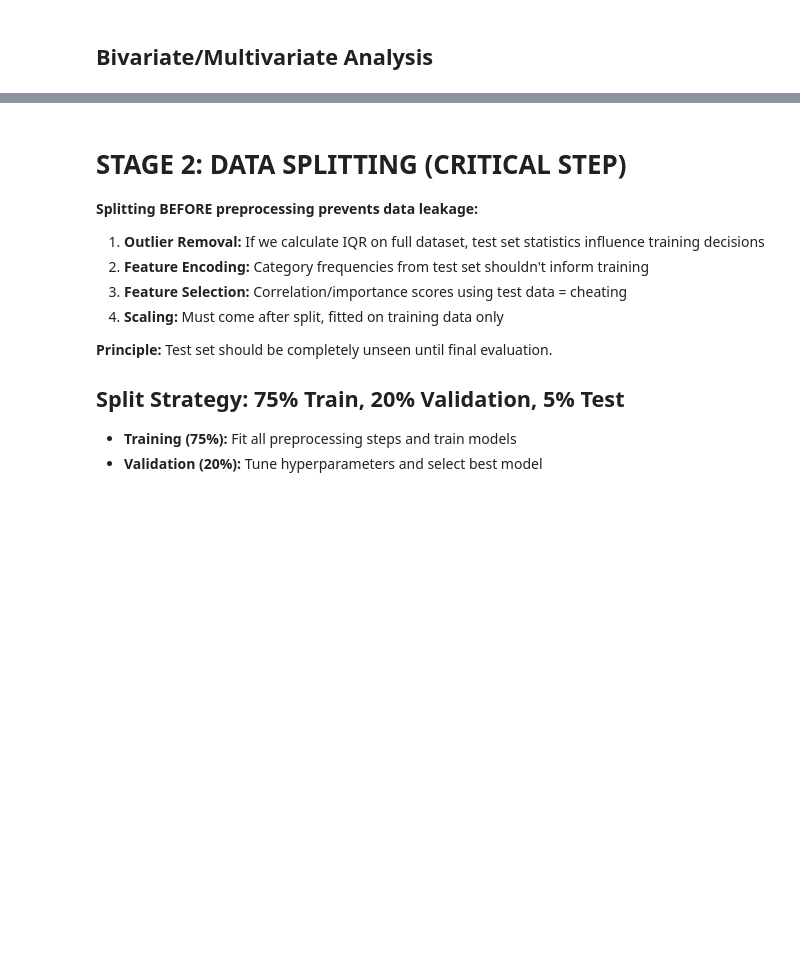
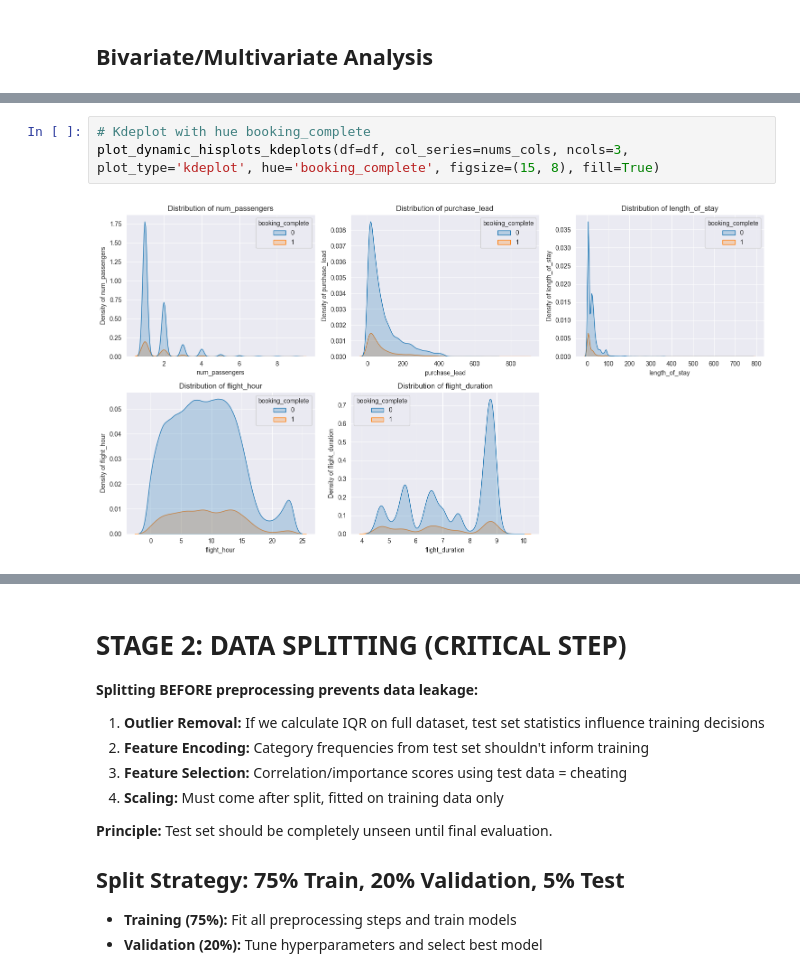
Before and after one commit to mcikalmerdeka/British-Airways-Flight-Booking-Prediction, a Jupyter notebook: notebook_fix.ipynb, the cells around one changed output, grey strips where cells are left out. Cells and saved outputs as stored; diff of their text form; blank space fills up the shorter version.

```diff
--- a/notebook_fix.ipynb
+++ b/notebook_fix.ipynb
@@ -294,2 +304,7 @@ plt.show()
+# %%
+# Kdeplot with hue booking_complete
+plot_dynamic_hisplots_kdeplots(df=df, col_series=nums_cols, ncols=3, plot_type='kdeplot', hue='booking_complete', figsize=(15, 8), fill=True)
+# %% [output]
+[figure, added]
 # %%
 # Countplot with hue for categorical features vs target
```
Also changed, not shown: parts of 16 cells of this notebook.
